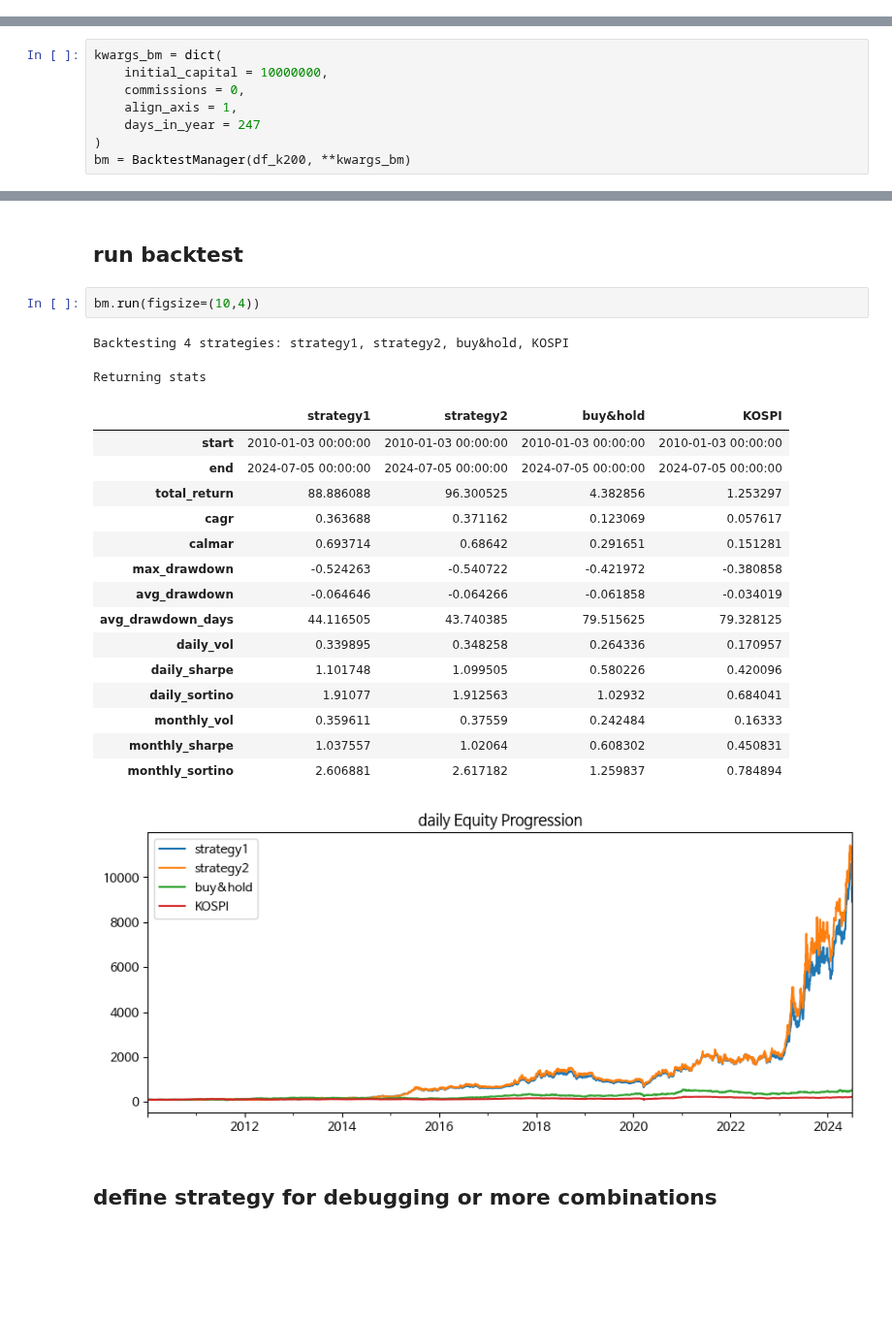
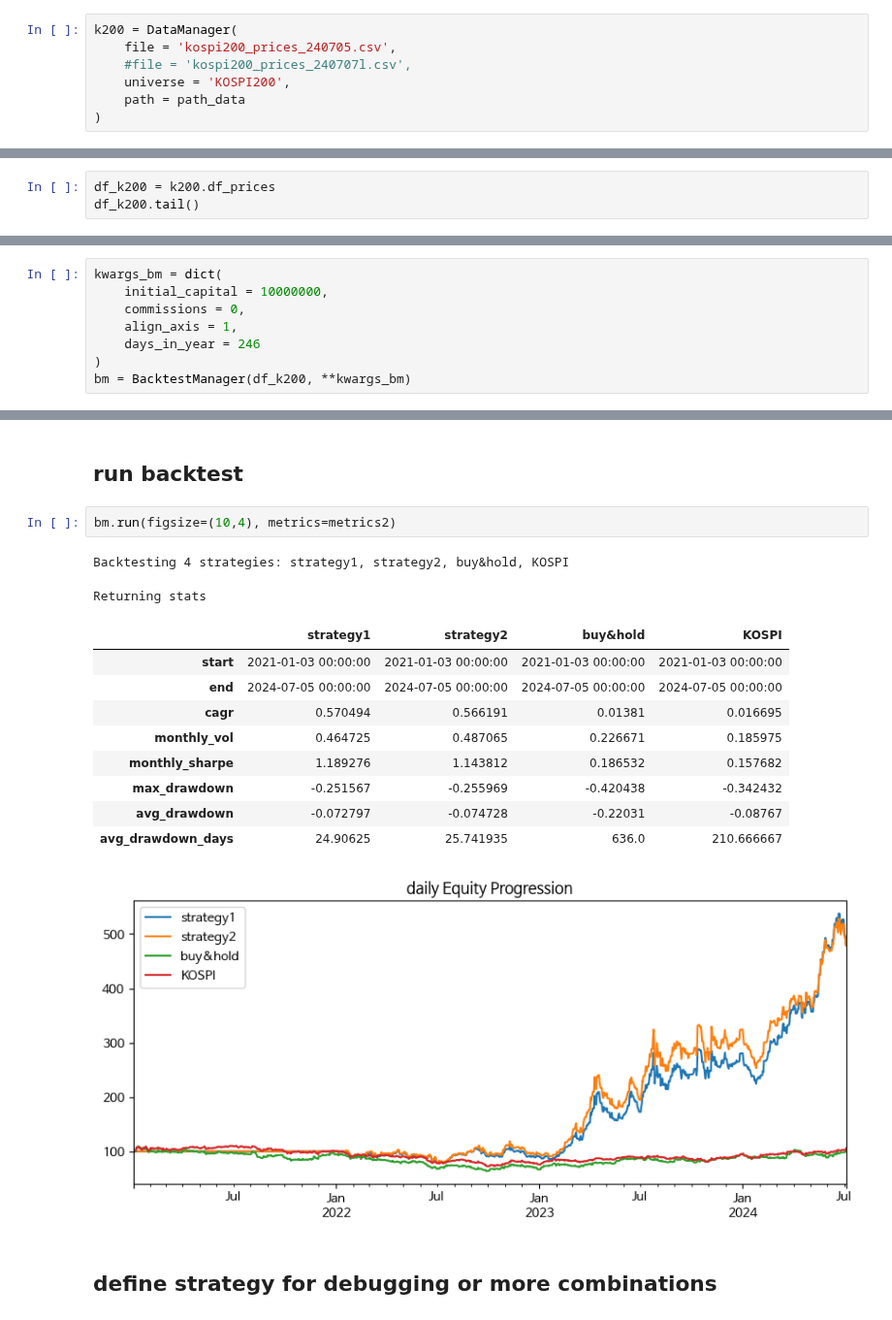
Before and after one commit to lbk209/portfolio, a Jupyter notebook: backtest_portfolios.ipynb, the cells around one changed output, grey strips where cells are left out. Shown at 97% size. Cells and saved outputs as stored; diff of their text form; blank space fills up the shorter version.

```diff
--- a/backtest_portfolios.ipynb
+++ b/backtest_portfolios.ipynb
@@ -29,0 +16,7 @@ df_k200 = k200.upload()
+# %%
+k200 = DataManager(
+    file = 'kospi200_prices_240705.csv',
+    #file = 'kospi200_prices_240707l.csv',
+    universe = 'KOSPI200',
+    path = path_data
+)
@@ -29,0 +55,3 @@ df_k200 = k200.upload()
+# %%
+df_k200 = k200.df_prices
+df_k200.tail()
@@ -36,7 +73,7 @@ kwargs_bm = dict(
     initial_capital = 10000000,
     commissions = 0,
     align_axis = 1,
-    days_in_year = 247
+    days_in_year = 246
 )
 bm = BacktestManager(df_k200, **kwargs_bm)
 # %% [output]
@@ -97,26 +133,20 @@ RunOnce selected
 # %% [markdown]
 ## run backtest
 # %%
-bm.run(figsize=(10,4))
+bm.run(figsize=(10,4), metrics=metrics2)
 # %% [output]
 Backtesting 4 strategies: strategy1, strategy2, buy&hold, KOSPI
 Returning stats
 |  | strategy1 | strategy2 | buy&hold | KOSPI |
-| start | 2010-01-03 00:00:00 | 2010-01-03 00:00:00 | 2010-01-03 00:00:00 | 2010-01-03 00:00:00 |
+| start | 2021-01-03 00:00:00 | 2021-01-03 00:00:00 | 2021-01-03 00:00:00 | 2021-01-03 00:00:00 |
 | end | 2024-07-05 00:00:00 | 2024-07-05 00:00:00 | 2024-07-05 00:00:00 | 2024-07-05 00:00:00 |
-| total_return | 88.886088 | 96.300525 | 4.382856 | 1.253297 |
-| cagr | 0.363688 | 0.371162 | 0.123069 | 0.057617 |
-| calmar | 0.693714 | 0.68642 | 0.291651 | 0.151281 |
-| max_drawdown | -0.524263 | -0.540722 | -0.421972 | -0.380858 |
-| avg_drawdown | -0.064646 | -0.064266 | -0.061858 | -0.034019 |
-| avg_drawdown_days | 44.116505 | 43.740385 | 79.515625 | 79.328125 |
-| daily_vol | 0.339895 | 0.348258 | 0.264336 | 0.170957 |
-| daily_sharpe | 1.101748 | 1.099505 | 0.580226 | 0.420096 |
-| daily_sortino | 1.91077 | 1.912563 | 1.02932 | 0.684041 |
-| monthly_vol | 0.359611 | 0.37559 | 0.242484 | 0.16333 |
-| monthly_sharpe | 1.037557 | 1.02064 | 0.608302 | 0.450831 |
-| monthly_sortino | 2.606881 | 2.617182 | 1.259837 | 0.784894 |
+| cagr | 0.570494 | 0.566191 | 0.01381 | 0.016695 |
+| monthly_vol | 0.464725 | 0.487065 | 0.226671 | 0.185975 |
+| monthly_sharpe | 1.189276 | 1.143812 | 0.186532 | 0.157682 |
+| max_drawdown | -0.251567 | -0.255969 | -0.420438 | -0.342432 |
+| avg_drawdown | -0.072797 | -0.074728 | -0.22031 | -0.08767 |
+| avg_drawdown_days | 24.90625 | 25.741935 | 636.0 | 210.666667 |
-[figure, old version]
+[figure, new version]
 # %% [markdown]
 ## define strategy for debugging or more combinations
 # %%
```
Also changed, not shown: parts of 30 cells of this notebook, 2 other files.
